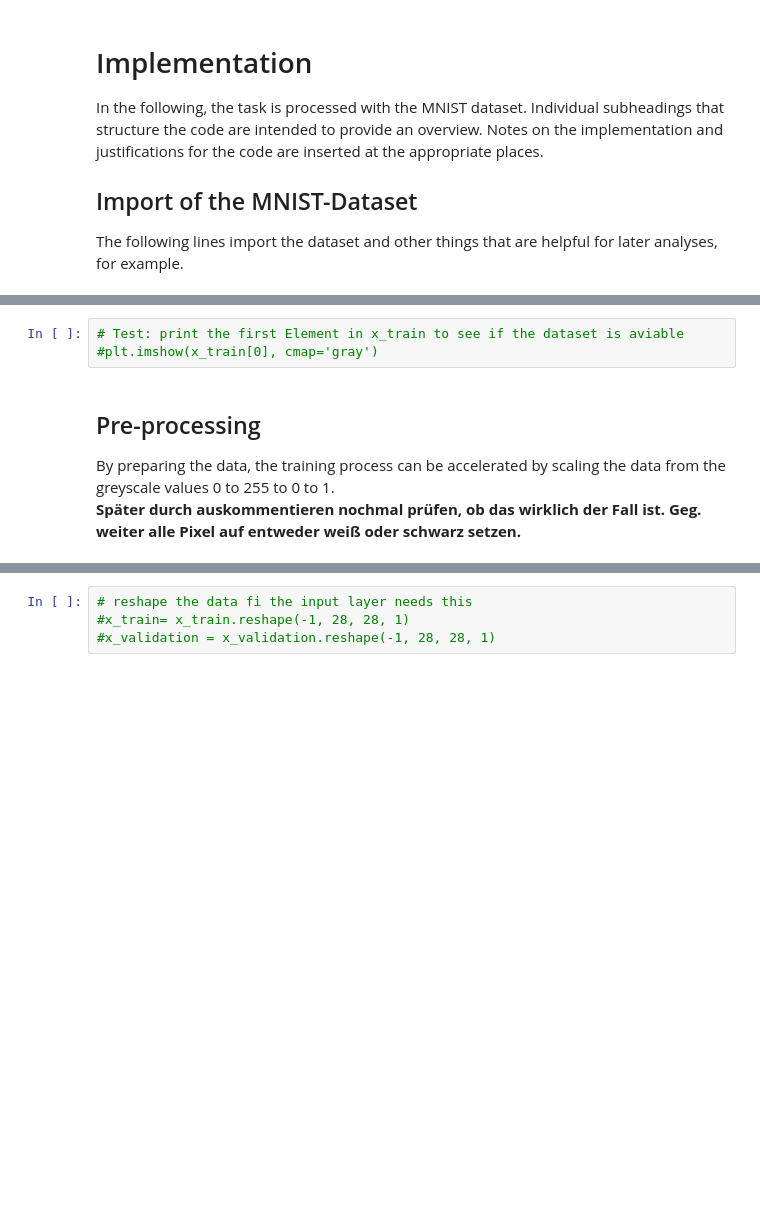
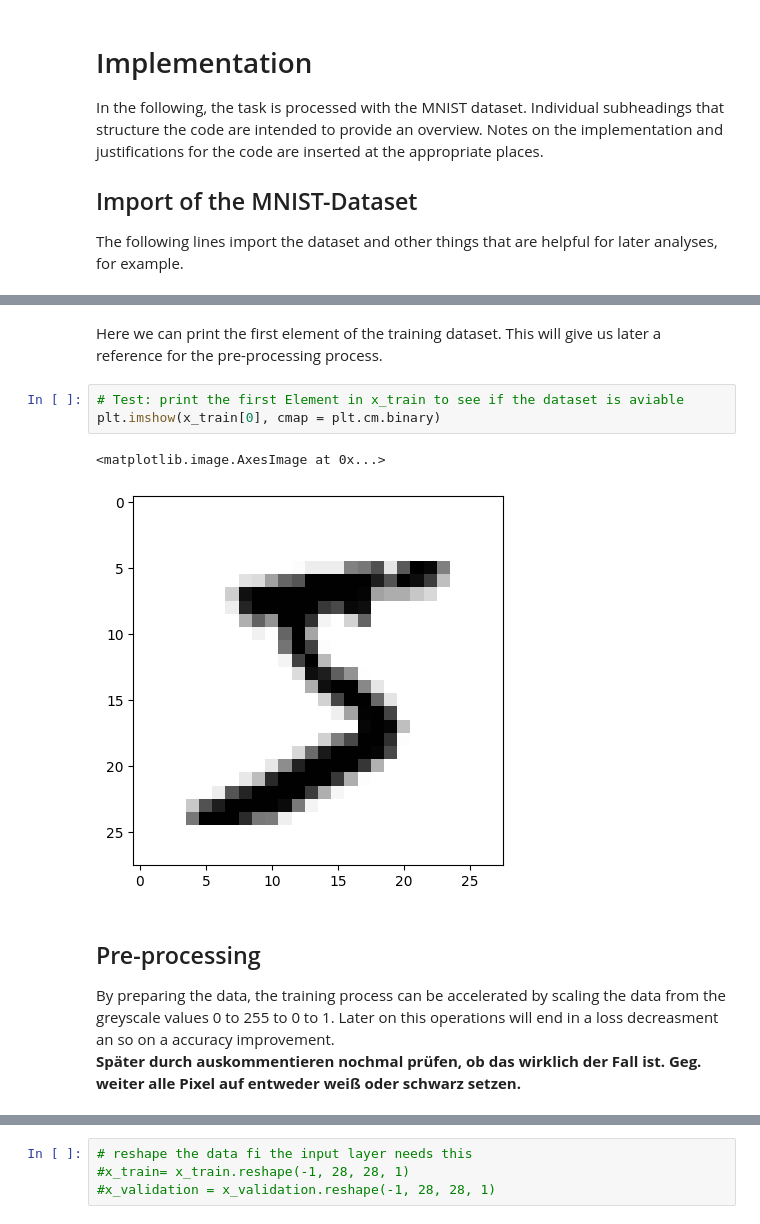
Before and after one commit to BenjaminSeeger/my-first-binder, a Jupyter notebook: SoftwareContribution_BenjaminSeeger.ipynb, the cells around one changed output, grey strips where cells are left out. Cells and saved outputs as stored; diff of their text form; blank space fills up the shorter version.

```diff
--- a/SoftwareContribution_BenjaminSeeger.ipynb
+++ b/SoftwareContribution_BenjaminSeeger.ipynb
@@ -29,8 +26,13 @@ mnist = tf.keras.datasets.mnist
+# %% [markdown]
+Here we can print the first element of the training dataset. This will give us later a reference for the pre-processing process.
 # %%
 # Test: print the first Element in x_train to see if the dataset is aviable
-#plt.imshow(x_train[0], cmap='gray')
+plt.imshow(x_train[0], cmap = plt.cm.binary)
+# %% [output]
+<matplotlib.image.AxesImage at 0x...>
+[figure, added]
 # %% [markdown]
 ## Pre-processing
-By preparing the data, the training process can be accelerated by scaling the data from the greyscale values 0 to 255 to 0 to 1.
+By preparing the data, the training process can be accelerated by scaling the data from the greyscale values 0 to 255 to 0 to 1. Later on this operations will end in a loss decreasment an so on a accuracy improvement.
 **Später durch auskommentieren nochmal prüfen, ob das wirklich der Fall ist. Geg. weiter alle Pixel auf entweder weiß oder schwarz setzen.**
 # %%
```
Also changed, not shown: parts of 6 cells of this notebook.
